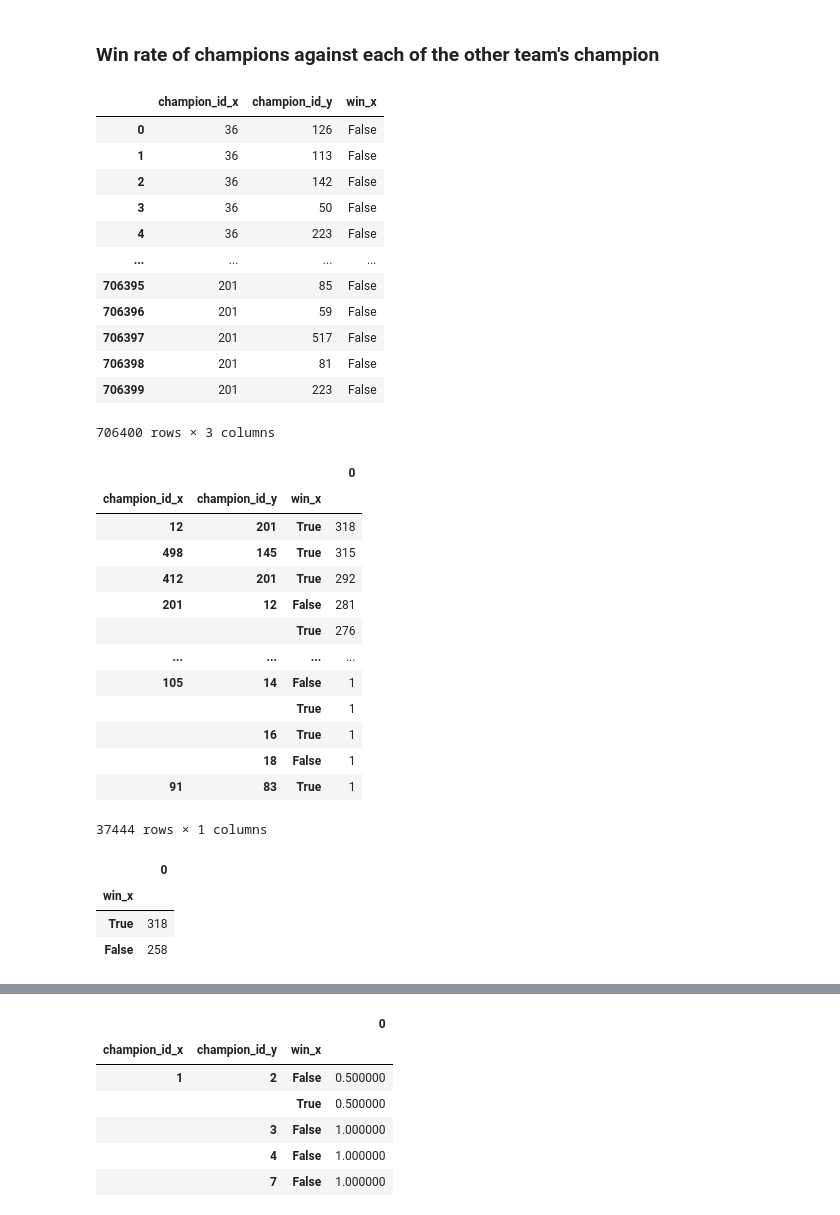
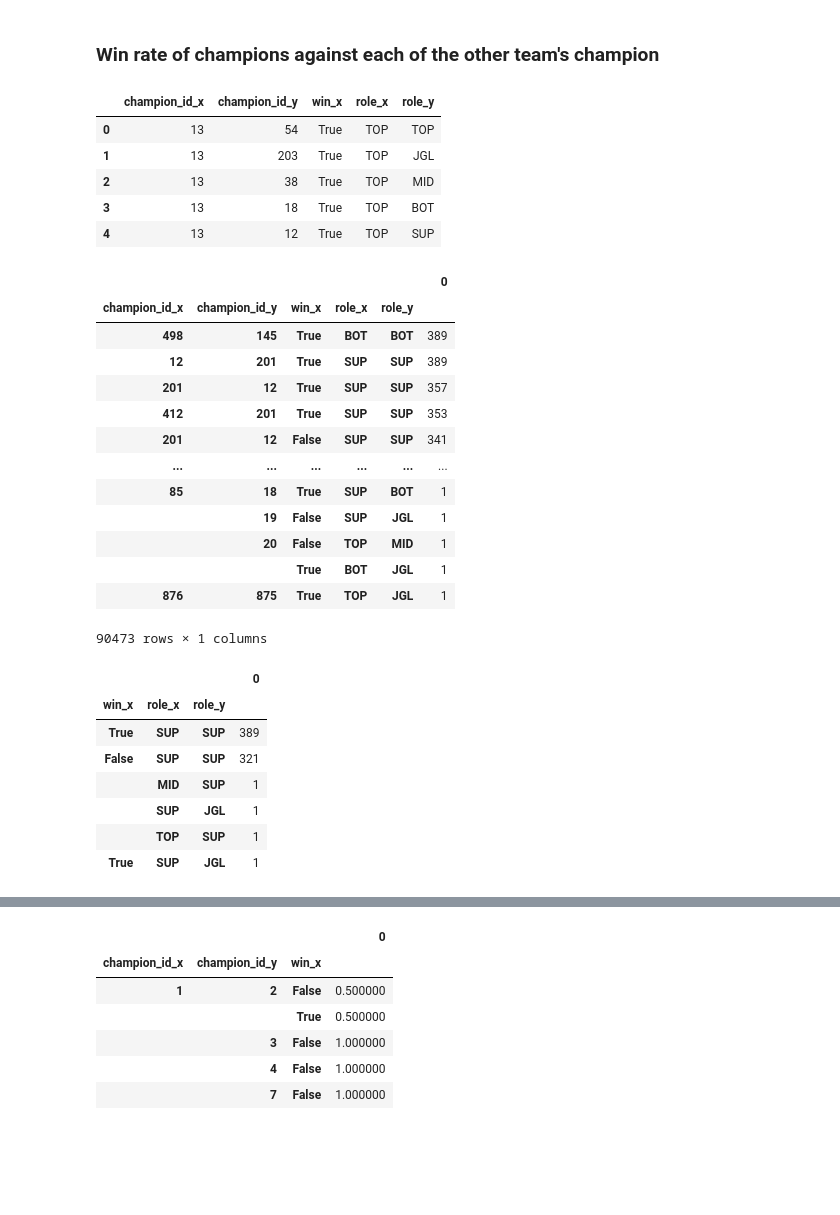
Before and after one commit to stephanyvargas/LoL_winner_predictor, a Jupyter notebook: notebooks/feature_engineer_Stephy.ipynb, the cells around one changed output, grey strips where cells are left out. Saved outputs shown, nothing was run; the diff lists cells and outputs as text; code cells hidden in the pictures; blank space fills up the shorter version.

```diff
--- a/notebooks/feature_engineer_Stephy.ipynb
+++ b/notebooks/feature_engineer_Stephy.ipynb
@@ -259,48 +358,45 @@ sns.heatmap(champions_synergy.loc[:10, :10], annot=True)#, cmap='RdYlGn_r')
 # %%
 #available_champions = list(df_frequency.index)
 df_BLUE_RED = pd.merge(left=df_BLUE, right=df_RED, left_on= 'game_id', right_on= 'game_id')
-df = df_BLUE_RED[['champion_id_x', 'champion_id_y', 'win_x']]#.groupby('champion_id_x').value_counts()
-df
+df = df_BLUE_RED[['champion_id_x', 'champion_id_y', 'win_x', 'role_x', 'role_y']]#.groupby('champion_id_x').value_counts()
+df.head()
 # %% [output]
-|  | champion_id_x | champion_id_y | win_x |
-| 0 | 36 | 126 | False |
-| 1 | 36 | 113 | False |
-| 2 | 36 | 142 | False |
-| 3 | 36 | 50 | False |
-| 4 | 36 | 223 | False |
-| ... | ... | ... | ... |
-| 706395 | 201 | 85 | False |
-| 706396 | 201 | 59 | False |
-| 706397 | 201 | 517 | False |
-| 706398 | 201 | 81 | False |
-| 706399 | 201 | 223 | False |
+|  | champion_id_x | champion_id_y | win_x | role_x | role_y |
+| 0 | 13 | 54 | True | TOP | TOP |
+| 1 | 13 | 203 | True | TOP | JGL |
+| 2 | 13 | 38 | True | TOP | MID |
+| 3 | 13 | 18 | True | TOP | BOT |
+| 4 | 13 | 12 | True | TOP | SUP |
-706400 rows × 3 columns
 # %%
 #times that a given champion won or lost against another champion
 champion_vs_champion = pd.DataFrame(df.value_counts())
 champion_vs_champion
 # %% [output]
-|  |  |  | 0 |
-| champion_id_x | champion_id_y | win_x |  |
-| 12 | 201 | True | 318 |
-| 498 | 145 | True | 315 |
-| 412 | 201 | True | 292 |
-| 201 | 12 | False | 281 |
-|  |  | True | 276 |
-| ... | ... | ... | ... |
-| 105 | 14 | False | 1 |
-|  |  | True | 1 |
-|  | 16 | True | 1 |
-|  | 18 | False | 1 |
-| 91 | 83 | True | 1 |
+|  |  |  |  |  | 0 |
+| champion_id_x | champion_id_y | win_x | role_x | role_y |  |
+| 498 | 145 | True | BOT | BOT | 389 |
+| 12 | 201 | True | SUP | SUP | 389 |
+| 201 | 12 | True | SUP | SUP | 357 |
+| 412 | 201 | True | SUP | SUP | 353 |
+| 201 | 12 | False | SUP | SUP | 341 |
+| ... | ... | ... | ... | ... | ... |
+| 85 | 18 | True | SUP | BOT | 1 |
+|  | 19 | False | SUP | JGL | 1 |
+|  | 20 | False | TOP | MID | 1 |
+|  |  | True | BOT | JGL | 1 |
+| 876 | 875 | True | TOP | JGL | 1 |
-37444 rows × 1 columns
+90473 rows × 1 columns
 # %%
 champion_vs_champion.loc[(12, 201)]
 # %% [output]
-|  | 0 |
-| win_x |  |
-| True | 318 |
-| False | 258 |
+|  |  |  | 0 |
+| win_x | role_x | role_y |  |
+| True | SUP | SUP | 389 |
+| False | SUP | SUP | 321 |
+|  | MID | SUP | 1 |
+|  | SUP | JGL | 1 |
+|  | TOP | SUP | 1 |
+| True | SUP | JGL | 1 |
 # %%
 total_champion_vs_champion = pd.DataFrame(df_BLUE_RED[['champion_id_x', 'champion_id_y']].value_counts())
 total_champion_vs_champion
```
Also changed, not shown: parts of 36 cells of this notebook.
